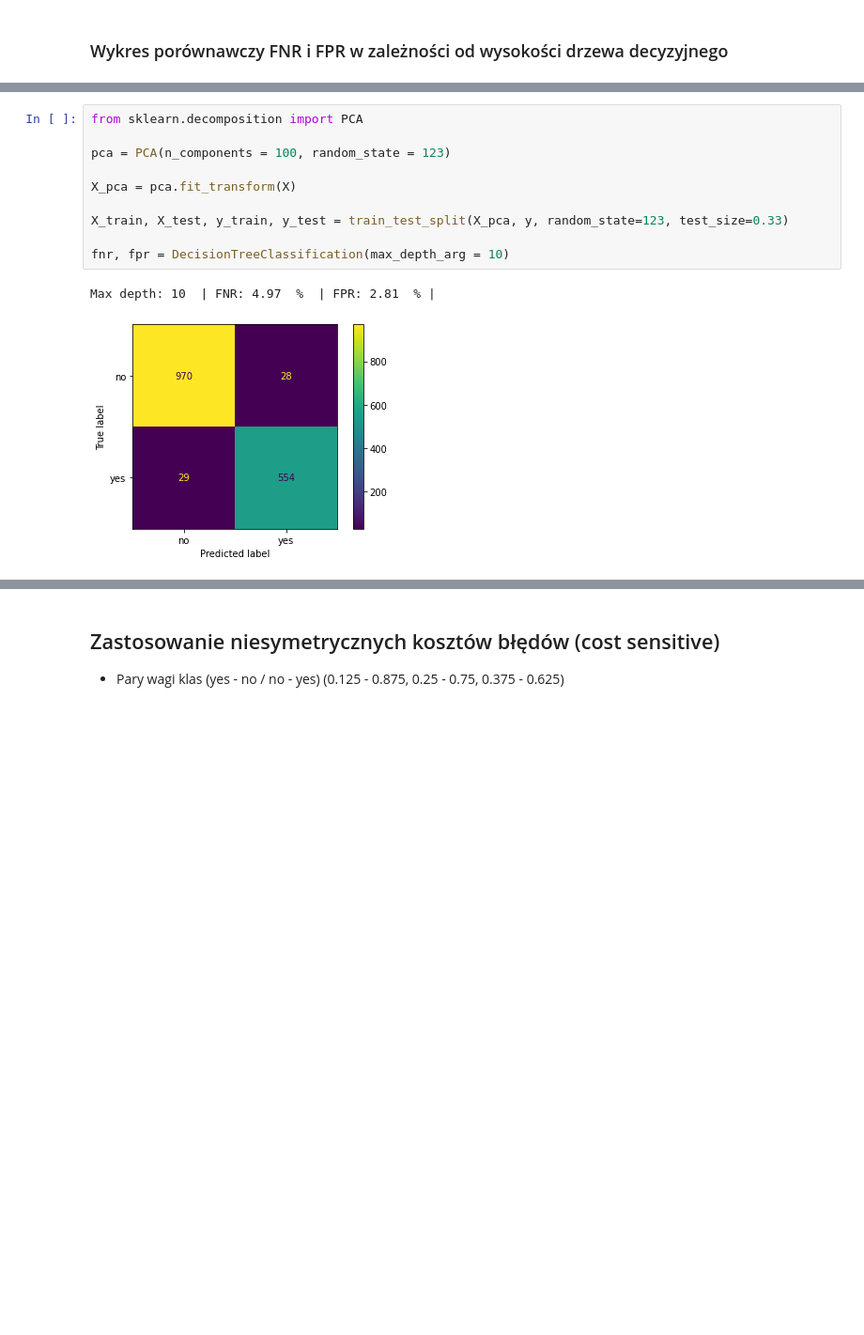
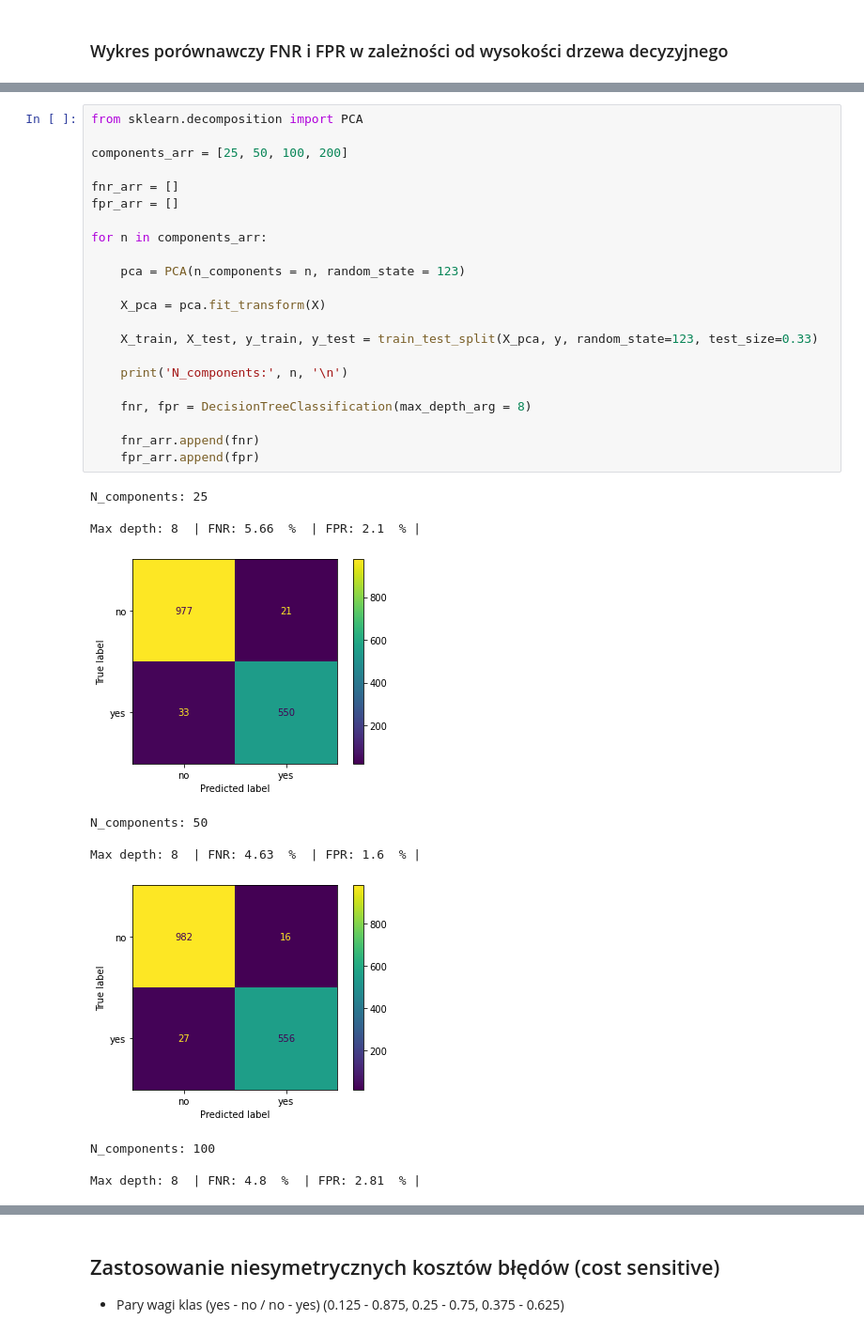
Before and after one commit to karoljaskolka/SpamClassification, a Jupyter notebook: DecisionTreeClassifier.ipynb, the cells around one changed output, grey strips where cells are left out. Shown: that part at 94% size. Cells and saved outputs as stored; diff of their text form; blank space fills up the shorter version.

```diff
--- a/DecisionTreeClassifier.ipynb
+++ b/DecisionTreeClassifier.ipynb
@@ -116,13 +115,34 @@ plt.show()
 # %%
 from sklearn.decomposition import PCA
 
-pca = PCA(n_components = 100, random_state = 123)
+components_arr = [25, 50, 100, 200]
 
-X_pca = pca.fit_transform(X)
+fnr_arr = []
+fpr_arr = []
 
-X_train, X_test, y_train, y_test = train_test_split(X_pca, y, random_state=123, test_size=0.33)
+for n in components_arr:
 
-fnr, fpr = DecisionTreeClassification(max_depth_arg = 10)
+    pca = PCA(n_components = n, random_state = 123)
+
+    X_pca = pca.fit_transform(X)
+
+    X_train, X_test, y_train, y_test = train_test_split(X_pca, y, random_state=123, test_size=0.33)
+
+    print('N_components:', n, '\n')
+
+    fnr, fpr = DecisionTreeClassification(max_depth_arg = 8)
+
+    fnr_arr.append(fnr)
+    fpr_arr.append(fpr)
 # %% [output]
-Max depth: 10  | FNR: 4.97  %  | FPR: 2.81  % |
+N_components: 25
+
+Max depth: 8  | FNR: 5.66  %  | FPR: 2.1  % |
 [figure]
+N_components: 50
+
+Max depth: 8  | FNR: 4.63  %  | FPR: 1.6  % |
+[figure, added]
+N_components: 100
+
+Max depth: 8  | FNR: 4.8  %  | FPR: 2.81  % |
```
Also changed, not shown: parts of 22 cells of this notebook, 3 other files.
